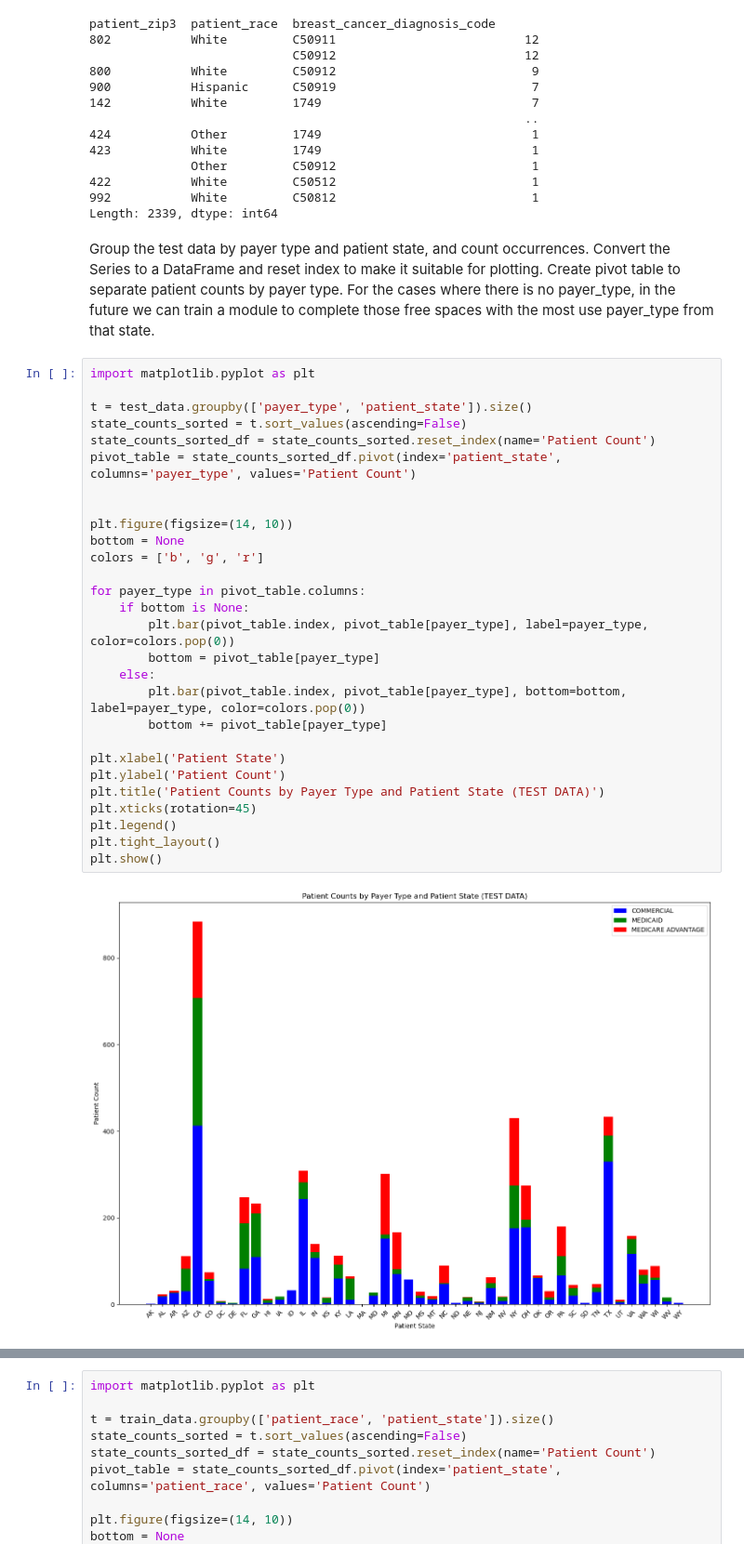
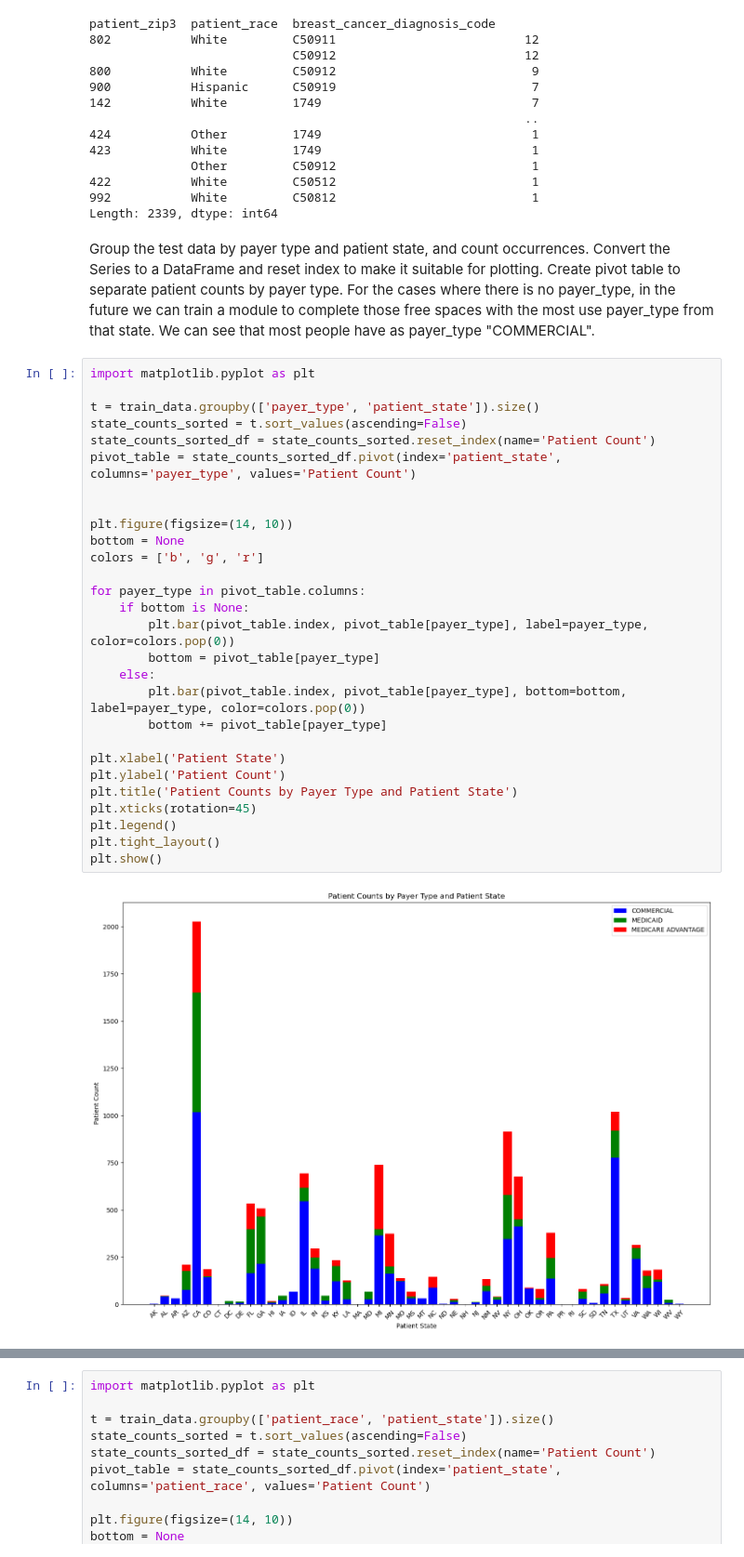
Before and after one commit to IonasAndreea/Data-Analysis_Python, a Jupyter notebook: Untitled.ipynb, the cells around one changed output, grey strips where cells are left out. Shown at 93% size. Drawn from its saved outputs; the diff is of its cells as text.

```diff
--- a/Untitled.ipynb
+++ b/Untitled.ipynb
@@ -250,33 +268,34 @@ Length: 2339, dtype: int64
 Group the test data by payer type and patient state, and count occurrences. Convert the Series to a DataFrame and
 reset index to make it suitable for plotting. Create pivot table to separate patient counts by payer type.
 For the cases where there is no payer_type, in the future we can train a module to complete those free spaces with the most use payer_type from that state.
+We can see that most people have as payer_type "COMMERCIAL".
 # %%
 import matplotlib.pyplot as plt
 
-t = test_data.groupby(['payer_type', 'patient_state']).size()
+t = train_data.groupby(['payer_type', 'patient_state']).size()
 state_counts_sorted = t.sort_values(ascending=False)
 state_counts_sorted_df = state_counts_sorted.reset_index(name='Patient Count')
 pivot_table = state_counts_sorted_df.pivot(index='patient_state', columns='payer_type', values='Patient Count')
 
 
 plt.figure(figsize=(14, 10))
 bottom = None
 colors = ['b', 'g', 'r']
 
 for payer_type in pivot_table.columns:
     if bottom is None:
         plt.bar(pivot_table.index, pivot_table[payer_type], label=payer_type, color=colors.pop(0))
         bottom = pivot_table[payer_type]
     else:
         plt.bar(pivot_table.index, pivot_table[payer_type], bottom=bottom, label=payer_type, color=colors.pop(0))
         bottom += pivot_table[payer_type]
 
 plt.xlabel('Patient State')
 plt.ylabel('Patient Count')
-plt.title('Patient Counts by Payer Type and Patient State (TEST DATA)')
+plt.title('Patient Counts by Payer Type and Patient State')
 plt.xticks(rotation=45)
 plt.legend()
 plt.tight_layout()
 plt.show()
 # %% [output]
-[figure, old version]
+[figure, new version]
```
Also changed, not shown: parts of 32 cells of this notebook.
